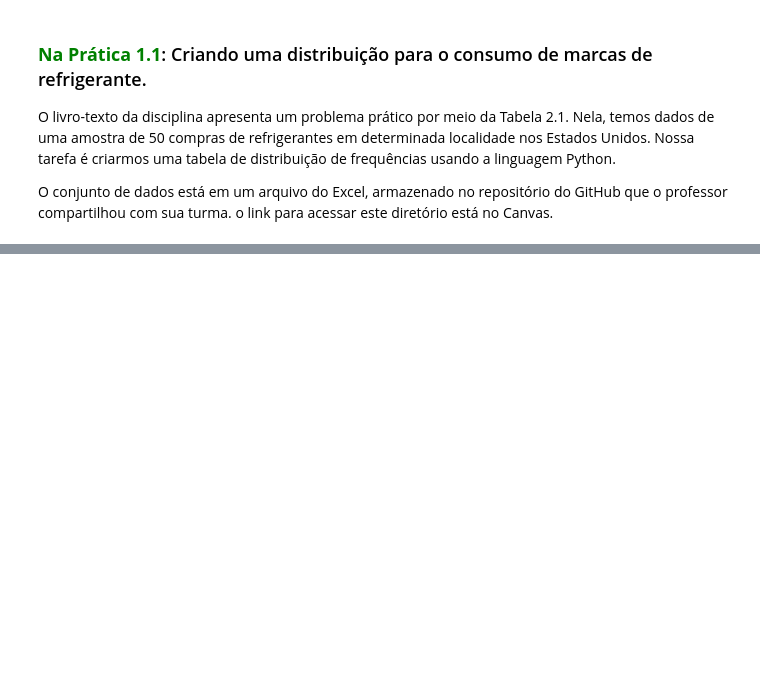
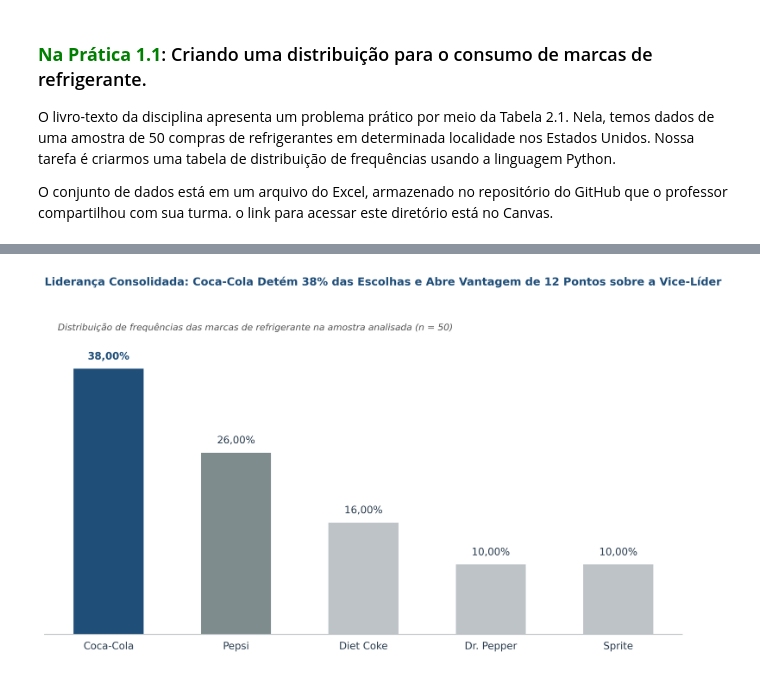
Before and after one commit to humbertoeliaslopes/AD_negocios, a Jupyter notebook: AD_Notebook-1.ipynb, the cells around one changed output, grey strips where cells are left out. Cells and saved outputs as stored; diff of their text form; code cells hidden in the pictures; blank space fills up the shorter version.

```diff
--- a/AD_Notebook-1.ipynb
+++ b/AD_Notebook-1.ipynb
@@ -117,0 +347,88 @@ type(x)
+# %%
+import matplotlib.pyplot as plt
+import pandas as pd
+
+# 1. Carregamento da base de dados remota do GitHub
+url = "https://github.com/humbertoeliaslopes/AD_negocios/blob/main/bebidas.xlsx?raw=true"
+df = pd.read_excel(url)
+
+# 2. Obtenção da distribuição de frequência percentual (ordenada de forma decrescente)
+freq_percentual = (
+    df['marcas_compradas']
+    .value_counts(normalize=True)
+    .mul(100)
+    .sort_values(ascending=False)
+)
+
+# 3. Definição da paleta de cores pré-atentiva
+# Azul corporativo para a marca líder, cinza intermediário para a vice-líder e cinza claro para as marcas de nicho
+cores = ['#1F4E79', '#7F8C8D', '#BDC3C7', '#BDC3C7', '#BDC3C7']
+
+# 4. Construção da figura e dos eixos
+fig, ax = plt.subplots(figsize=(10, 6), dpi=300)
+
+# Renderização das barras verticais
+barras = ax.bar(
+    freq_percentual.index,
+    freq_percentual.values,
+    color=cores,
+    width=0.55,
+    zorder=2
+)
+
+# 5. Eliminação de ruídos visuais (Decluttering)
+for spine in ['top', 'right', 'left']:
+    ax.spines[spine].set_visible(False)
+
+# Manutenção apenas de uma linha de base sutil no eixo horizontal
+ax.spines['bottom'].set_color('#BDC3C7')
+ax.spines['bottom'].set_linewidth(1)
+
+# Ocultação do eixo vertical (os valores exatos são posicionados no topo de cada coluna)
+ax.yaxis.set_visible(False)
+ax.tick_params(axis='x', length=0, labelsize=11, labelcolor='#2C3E50', pad=8)
+
+# 6. Inserção direta dos rótulos de dados com duas casas decimais
+for barra in barras:
+    altura = barra.get_height()
+    texto_rotulo = f"{altura:.2f}%".replace('.', ',')
+    ax.text(
+        barra.get_x() + barra.get_width() / 2,
+        altura + 1.0,
+        texto_rotulo,
+        ha='center',
+        va='bottom',
+        fontsize=11,
+        color='#1F4E79' if altura == freq_percentual.max() else '#2C3E50',
+        weight='bold' if altura == freq_percentual.max() else 'normal'
+    )
+
+# 7. Inserção do Título de Ação Estratégico
+plt.title(
+    "Liderança Consolidada: Coca-Cola Detém 38% das Escolhas e Abre Vantagem de 12 Pontos sobre a Vice-Líder",
+    fontsize=12,
+    weight='bold',
+    color='#1F4E79',
+    loc='left',
+    pad=30
+)
+
+# 8. Inserção do Subtítulo Contextualizador
+ax.text(
+    -0.4,
+    43.5,
+    "Distribuição de frequências das marcas de refrigerante na amostra analisada (n = 50)",
+    fontsize=10,
+    fontstyle='italic',
+    color='#555555',
+    ha='left'
+)
+
+# 9. Ajuste dos limites do eixo Y para acomodação dos rótulos superiores
+ax.set_ylim(0, 46)
+
+# Ajuste final de diagramação e exibição
+plt.tight_layout()
+plt.show()
+# %% [output]
+[figure, added]
```
Also changed, not shown: parts of 36 cells of this notebook, 2 other files.
